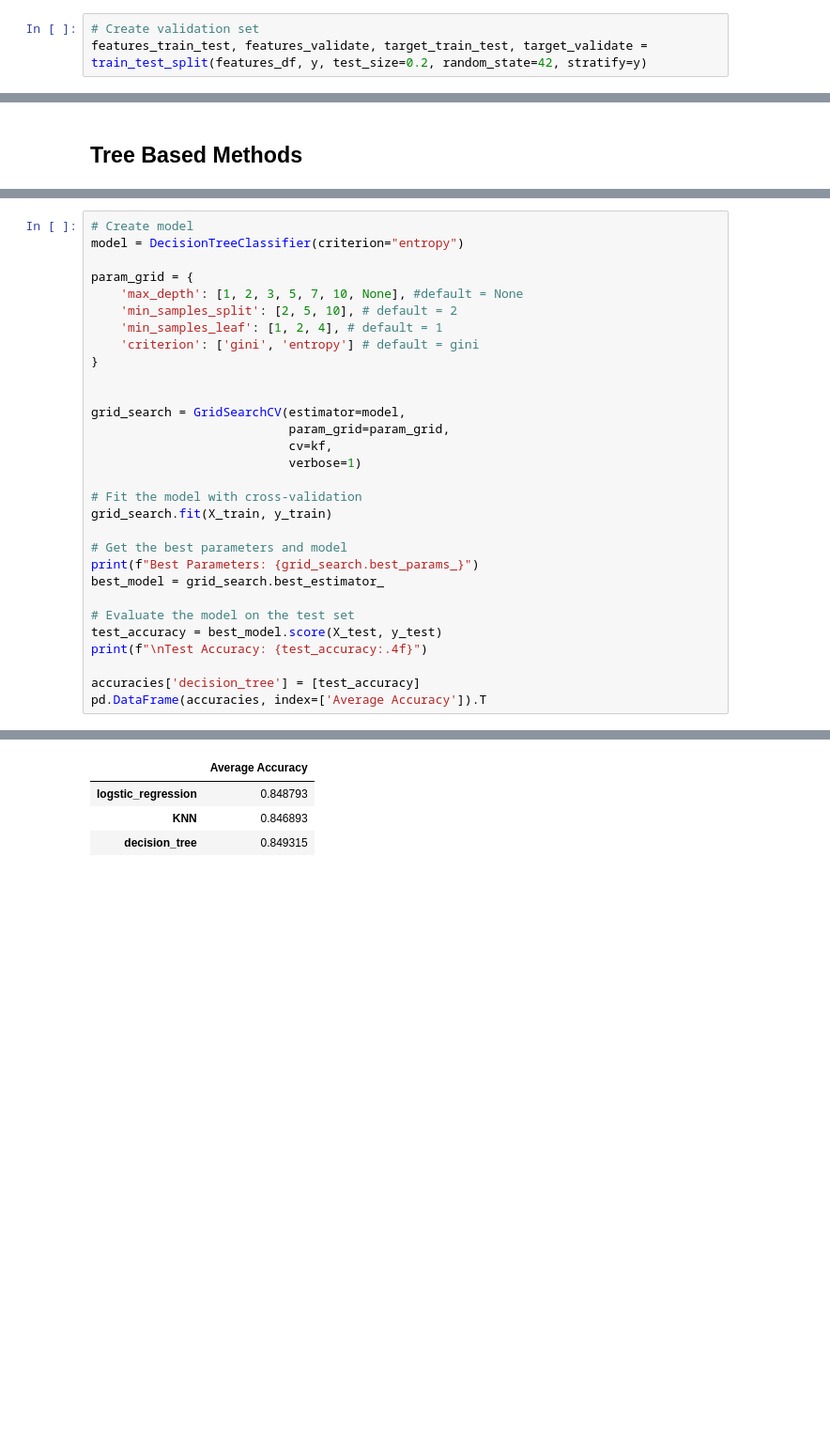
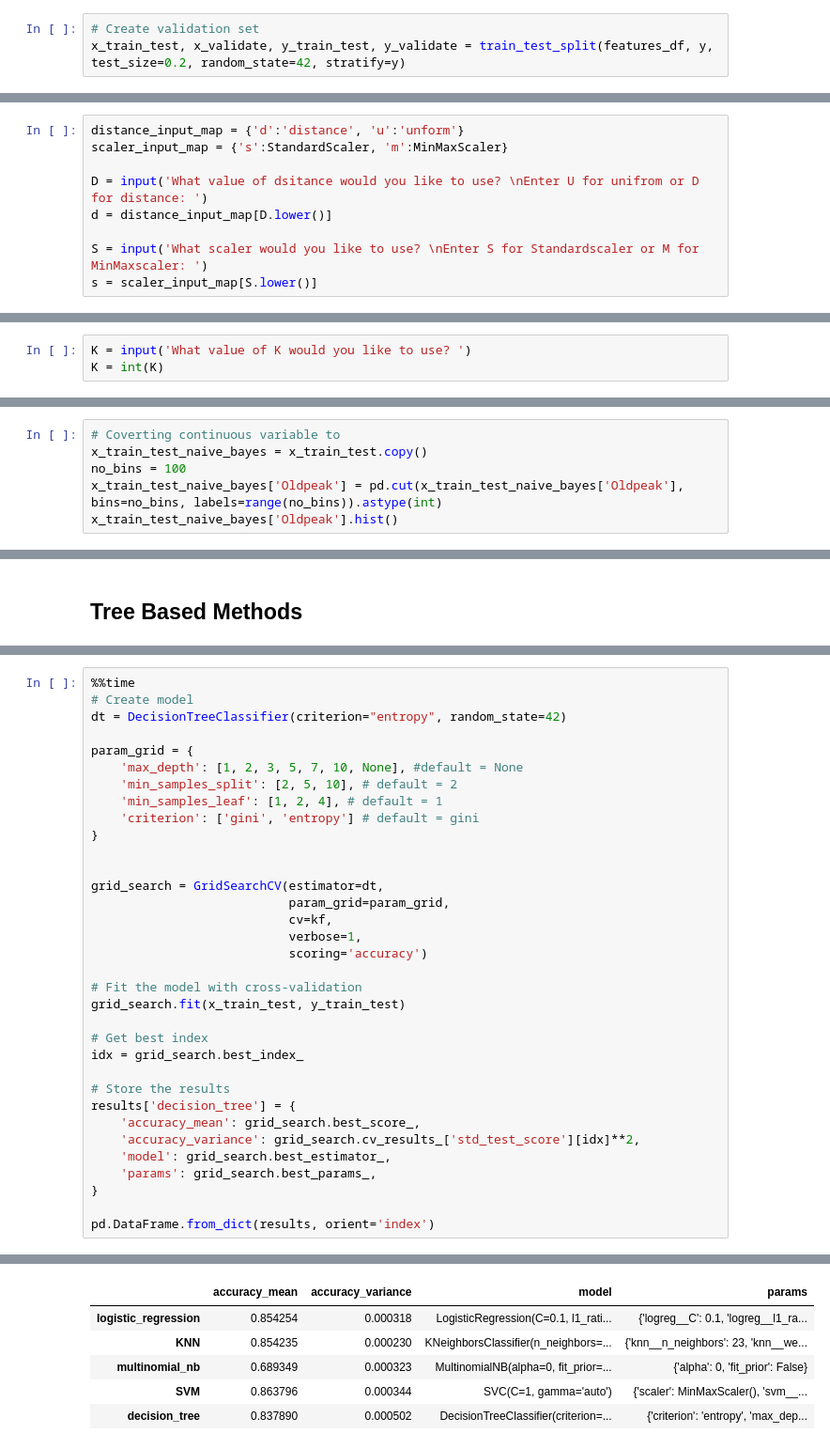
Before and after one commit to g-vaughan/classic_machine_learning, a Jupyter notebook: predicting_heart_failure.ipynb, the cells around one changed output, grey strips where cells are left out. Shown at 94% size. Drawn from its saved outputs; the diff is of its cells as text; blank space fills up the shorter version.

```diff
--- a/predicting_heart_failure.ipynb
+++ b/predicting_heart_failure.ipynb
@@ -306,5 +447,5 @@ features_df = df.drop(columns=[target])
 y=df[target].values
 # %%
 # Create validation set
-features_train_test, features_validate, target_train_test, target_validate = train_test_split(features_df, y, test_size=0.2, random_state=42, stratify=y)
+x_train_test, x_validate, y_train_test, y_validate = train_test_split(features_df, y, test_size=0.2, random_state=42, stratify=y)
 # %%
@@ -502,0 +645,9 @@ pd.DataFrame(accuracies, index=['Average Accuracy']).T
+# %%
+distance_input_map = {'d':'distance', 'u':'unform'}
+scaler_input_map = {'s':StandardScaler, 'm':MinMaxScaler}
+
+D = input('What value of dsitance would you like to use? \nEnter U for unifrom or D for distance: ')
+d = distance_input_map[D.lower()]
+
+S = input('What scaler would you like to use? \nEnter S for Standardscaler or M for MinMaxscaler: ')
+s = scaler_input_map[S.lower()]
@@ -502,0 +683,3 @@ pd.DataFrame(accuracies, index=['Average Accuracy']).T
+# %%
+K = input('What value of K would you like to use? ')
+K = int(K)
@@ -502,0 +833,6 @@ pd.DataFrame(accuracies, index=['Average Accuracy']).T
+# %%
+# Coverting continuous variable to
+x_train_test_naive_bayes = x_train_test.copy()
+no_bins = 100
+x_train_test_naive_bayes['Oldpeak'] = pd.cut(x_train_test_naive_bayes['Oldpeak'], bins=no_bins, labels=range(no_bins)).astype(int)
+x_train_test_naive_bayes['Oldpeak'].hist()
@@ -523,8 +990,9 @@ A Decision Tree is a flowchart-like structure used for classification (and regre
 *   `min_samples_split`	Controls how many samples are needed to split a node. Higher = less overfitting.
 *   `min_samples_leaf`	Ensures leaves have enough data to generalize. Helps smooth predictions.
 # %%
+%%time
 # Create model
-model = DecisionTreeClassifier(criterion="entropy")
+dt = DecisionTreeClassifier(criterion="entropy", random_state=42)
 
 param_grid = {
     'max_depth': [1, 2, 3, 5, 7, 10, None], #default = None
@@ -534,23 +1002,26 @@ param_grid = {
 }
 
 
-grid_search = GridSearchCV(estimator=model,
+grid_search = GridSearchCV(estimator=dt,
                            param_grid=param_grid,
                            cv=kf,
-                           verbose=1)
+                           verbose=1,
+                           scoring='accuracy')
 
 # Fit the model with cross-validation
-grid_search.fit(X_train, y_train)
+grid_search.fit(x_train_test, y_train_test)
 
-# Get the best parameters and model
-print(f"Best Parameters: {grid_search.best_params_}")
-best_model = grid_search.best_estimator_
+# Get best index
+idx = grid_search.best_index_
 
-# Evaluate the model on the test set
-test_accuracy = best_model.score(X_test, y_test)
-print(f"\nTest Accuracy: {test_accuracy:.4f}")
+# Store the results
+results['decision_tree'] = {
+    'accuracy_mean': grid_search.best_score_,
+    'accuracy_variance': grid_search.cv_results_['std_test_score'][idx]**2,
+    'model': grid_search.best_estimator_,
+    'params': grid_search.best_params_,
+}
 
-accuracies['decision_tree'] = [test_accuracy]
-pd.DataFrame(accuracies, index=['Average Accuracy']).T
+pd.DataFrame.from_dict(results, orient='index')
 # %% [output]
 Fitting 5 folds for each of 126 candidates, totalling 630 fits
@@ -560,4 +1030,6 @@ Test Accuracy: 0.8493
-|  | Average Accuracy |
-| logstic_regression | 0.848793 |
-| KNN | 0.846893 |
-| decision_tree | 0.849315 |
+|  | accuracy_mean | accuracy_variance | model | params |
+| logistic_regression | 0.854254 | 0.000318 | LogisticRegression(C=0.1, l1_rati... | {'logreg__C': 0.1, 'logreg__l1_ra... |
+| KNN | 0.854235 | 0.000230 | KNeighborsClassifier(n_neighbors=... | {'knn__n_neighbors': 23, 'knn__we... |
+| multinomial_nb | 0.689349 | 0.000323 | MultinomialNB(alpha=0, fit_prior=... | {'alpha': 0, 'fit_prior': False} |
+| SVM | 0.863796 | 0.000344 | SVC(C=1, gamma='auto') | {'scaler': MinMaxScaler(), 'svm__... |
+| decision_tree | 0.837890 | 0.000502 | DecisionTreeClassifier(criterion=... | {'criterion': 'entropy', 'max_dep... |
```
Also changed, not shown: parts of 91 cells of this notebook.
